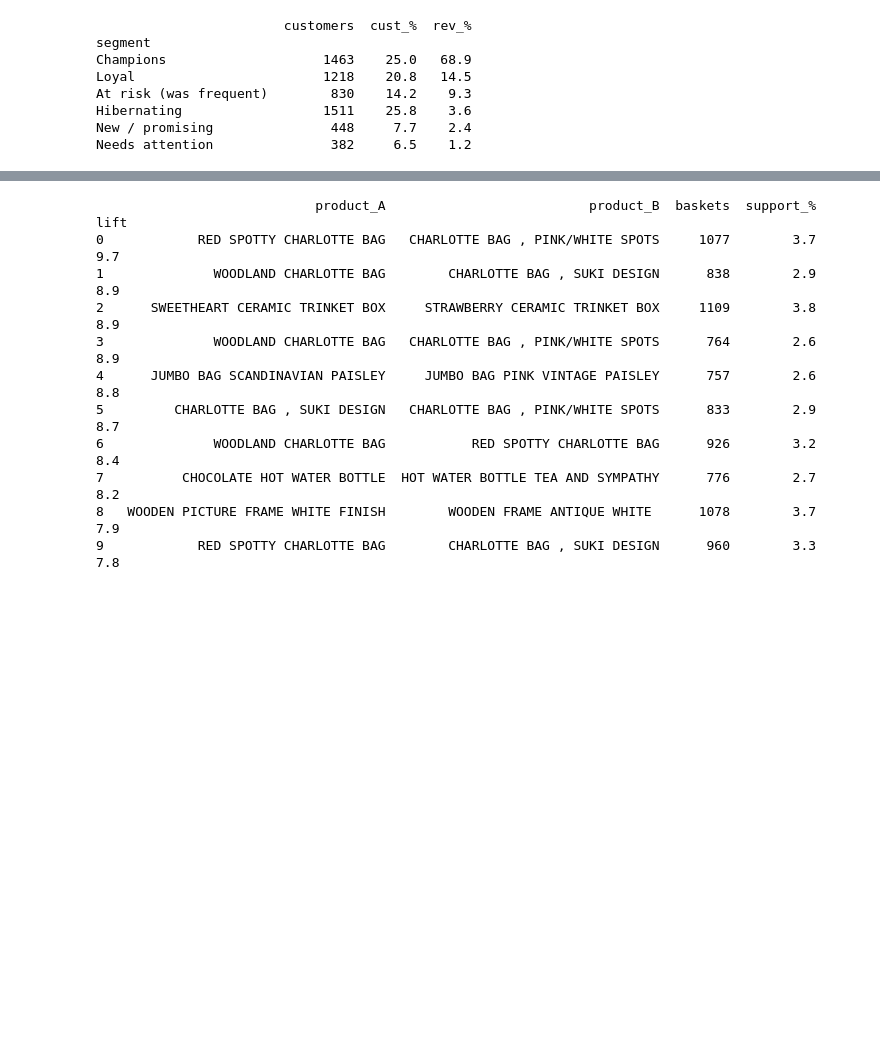
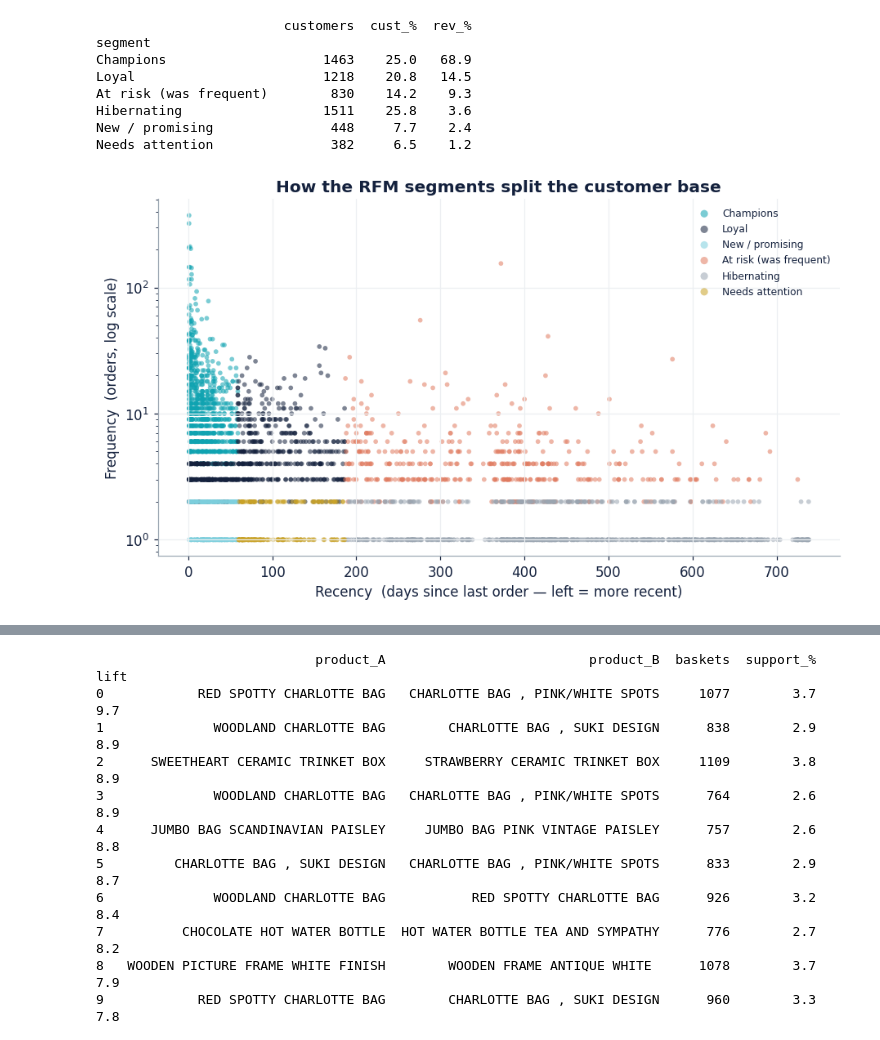
Before and after one commit to Darth0525/uk-online-retailer-eda, a Jupyter notebook: analysis/02_analysis_and_insights.ipynb, the cells around one changed output, grey strips where cells are left out. Saved outputs shown, nothing was run; the diff lists cells and outputs as text; code cells hidden in the pictures; blank space fills up the shorter version.

```diff
--- a/analysis/02_analysis_and_insights.ipynb
+++ b/analysis/02_analysis_and_insights.ipynb
@@ -292,4 +323,22 @@ At risk (was frequent)        830    14.2    9.3
 Hibernating                  1511    25.8    3.6
 New / promising               448     7.7    2.4
 Needs attention               382     6.5    1.2
+# %%
+# Visualise what the rules above carve up: Recency vs Frequency, coloured by segment.
+seg_order = ["Champions","Loyal","New / promising","At risk (was frequent)","Hibernating","Needs attention"]
+palette = {"Champions":TEAL, "Loyal":NAVY, "New / promising":LBLUE,
+           "At risk (was frequent)":CORAL, "Hibernating":GRAY, "Needs attention":"#C9A227"}
+samp = rfm.sample(min(3000, len(rfm)), random_state=1)
+fig, ax = plt.subplots(figsize=(8.5, 5))
+for s in seg_order:
+    d = samp[samp["segment"]==s]
+    ax.scatter(d["recency"], d["frequency"], s=14, alpha=0.55, color=palette[s], label=s, edgecolors="none")
+ax.set_yscale("log")
+ax.set_xlabel("Recency  (days since last order — left = more recent)")
+ax.set_ylabel("Frequency  (orders, log scale)")
+ax.set_title("How the RFM segments split the customer base")
+ax.legend(frameon=False, fontsize=8, markerscale=1.6, loc="upper right")
+plt.tight_layout(); plt.show()
+# %% [output]
+[figure, added]
 # %% [markdown]
```
Also changed, not shown: parts of 14 cells of this notebook, 1 other file.
